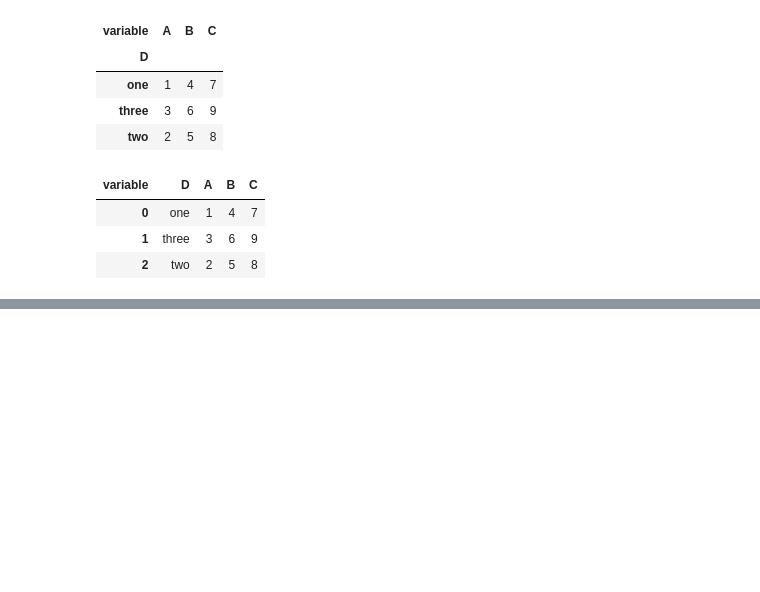
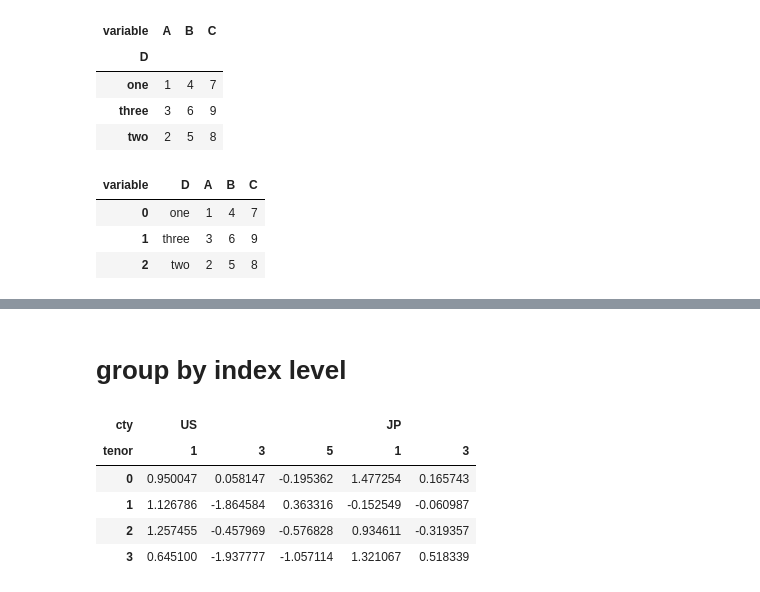
Before and after one commit to srqway/python, a Jupyter notebook: pandas-python/notebook/dataFrame.ipynb, the cells around one changed output, grey strips where cells are left out. Saved outputs shown, nothing was run; the diff lists cells and outputs as text; code cells hidden in the pictures; blank space fills up the shorter version.

```diff
--- a/pandas-python/notebook/dataFrame.ipynb
+++ b/pandas-python/notebook/dataFrame.ipynb
@@ -1600,0 +1743,19 @@ wideFormat.reset_index()
+# %% [markdown]
+# group by index level
+# %%
+columnIndexes = pd.MultiIndex.from_arrays(
+    [
+        ['US', 'US', 'US', 'JP', 'JP'],
+        [1, 3, 5, 1, 3]
+    ],
+    names=['cty', 'tenor']
+)
+df = pd.DataFrame(np.random.randn(4, 5), columns=columnIndexes)
+df
+# %% [output]
+| cty | US |  |  | JP |  |
+| tenor | 1 | 3 | 5 | 1 | 3 |
+| 0 | 0.950047 | 0.058147 | -0.195362 | 1.477254 | 0.165743 |
+| 1 | 1.126786 | -1.864584 | 0.363316 | -0.152549 | -0.060987 |
+| 2 | 1.257455 | -0.457969 | -0.576828 | 0.934611 | -0.319357 |
+| 3 | 0.645100 | -1.937777 | -1.057114 | 1.321067 | 0.518339 |
```
Also changed, not shown: parts of 15 cells of this notebook.
